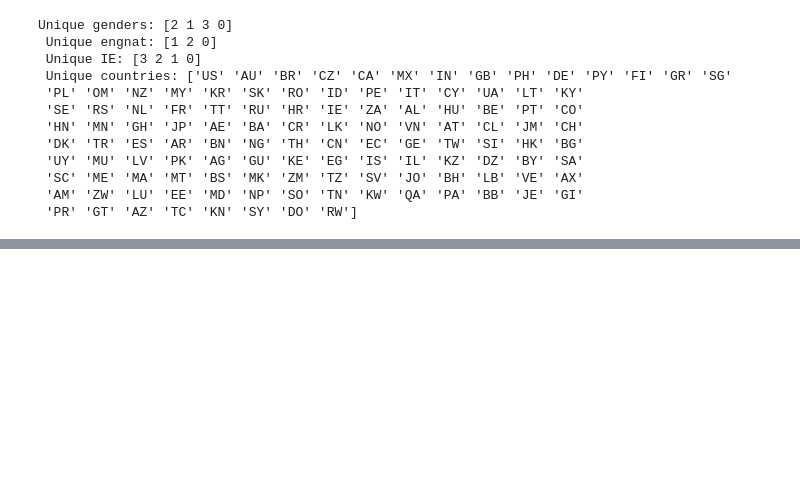
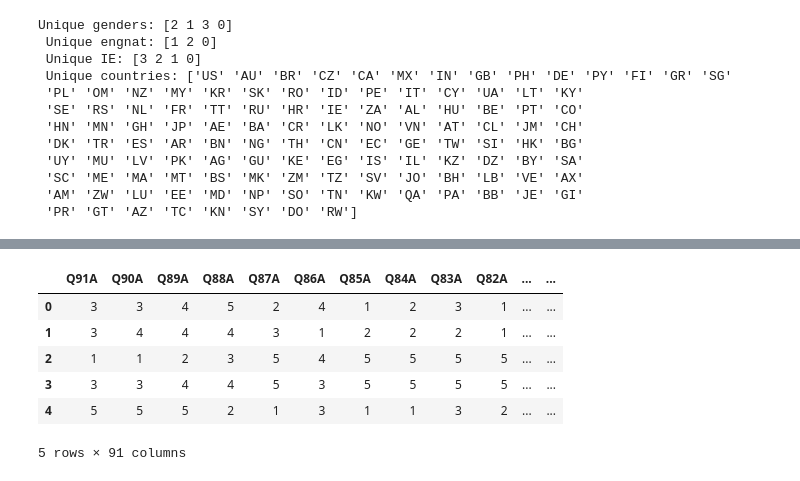
Before and after one commit to mohona-roy/introversion-extraversion-classification, a Jupyter notebook: Code.ipynb, the cells around one changed output, grey strips where cells are left out. Saved outputs shown, nothing was run; the diff lists cells and outputs as text; code cells hidden in the pictures; blank space fills up the shorter version.

```diff
--- a/Code.ipynb
+++ b/Code.ipynb
@@ -241,0 +304,10 @@ unique_ages = daa
+# %%
+a_data.head()
+# %% [output]
+|  | Q91A | Q90A | Q89A | Q88A | Q87A | Q86A | Q85A | Q84A | Q83A | Q82A | ... | ... |
+| 0 | 3 | 3 | 4 | 5 | 2 | 4 | 1 | 2 | 3 | 1 | ... | ... |
+| 1 | 3 | 4 | 4 | 4 | 3 | 1 | 2 | 2 | 2 | 1 | ... | ... |
+| 2 | 1 | 1 | 2 | 3 | 5 | 4 | 5 | 5 | 5 | 5 | ... | ... |
+| 3 | 3 | 3 | 4 | 4 | 5 | 3 | 5 | 5 | 5 | 5 | ... | ... |
+| 4 | 5 | 5 | 5 | 2 | 1 | 3 | 1 | 1 | 3 | 2 | ... | ... |
+5 rows × 91 columns
```
Also changed, not shown: parts of 15 cells of this notebook.
